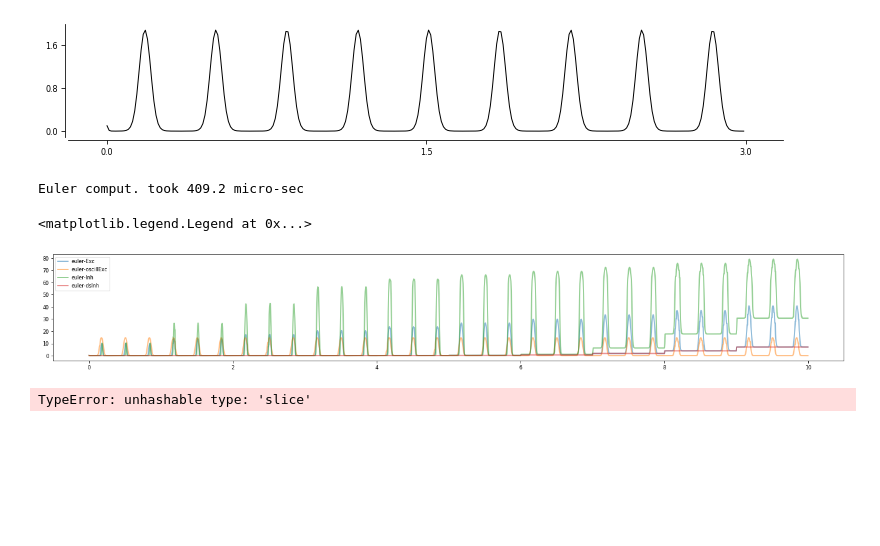
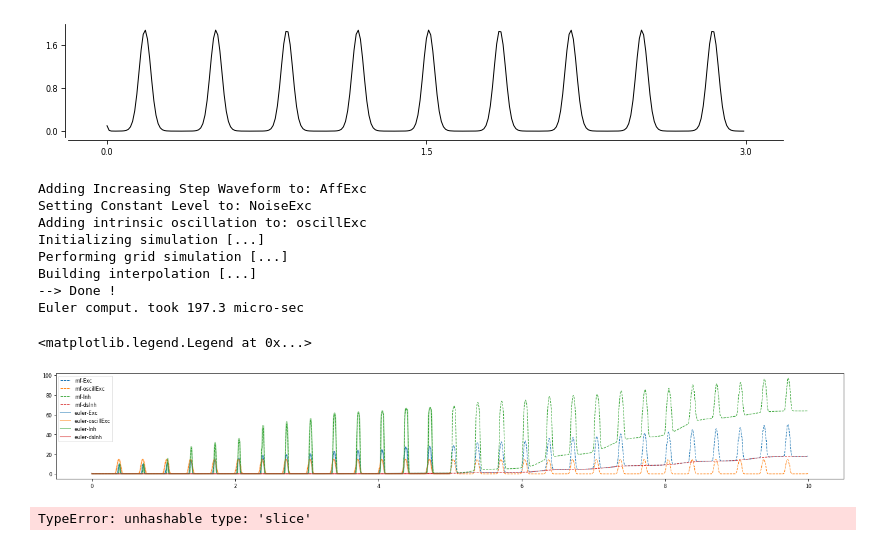
Before and after one commit to yzerlaut/spkNtwk-cortStatesWakefulness, a Jupyter notebook: notebook.ipynb, the cells around one changed output. Cells and saved outputs as stored; diff of their text form; code cells hidden in the pictures; blank space fills up the shorter version.

```diff
--- a/notebook.ipynb
+++ b/notebook.ipynb
@@ -6,0 +183,2 @@ import time
+# %%
+sim = FastMeanField(Model, REC_POPS, AFF_POPS, tstop=6, dt=5e-3)
@@ -280,0 +624,4 @@ array([[0.01, 0.01, 0.02, 0.  ],
+# %%
+sim = FastMeanField(Model, REC_POPS, AFF_POPS)
+sim.build_TF_func(Ngrid=40)
+X = sim.run_single_connectivity_sim(sim.ecMatrix)
@@ -280,0 +641,2 @@ array([[0.01, 0.01, 0.02, 0.  ],
+# %%
+X = sim.run_single_connectivity_sim(sim.ecMatrix)
@@ -290,5 +674,0 @@ array([[0.  , 0.  , 0.  , 0.  ],
-# %%
-Fexc_over_pops = np.dot(Cexc.T, np.concatenate([F,A]))
-Finh_over_pops = np.dot(Cinh.T, np.concatenate([F,A]))
-I=0
-(func([[fe, fi, I] for fe, fi in zip(Fexc_over_pops, Finh_over_pops)])-F)
@@ -620,19 +987,27 @@ Model = {
     'N_NoiseExc':100, 'N_AffExc':100,
     'Tse':5., 'Tsi':5.,
     'Ee':0., 'Ei': -80.,
-    'F_AffExc':10., 'F_NoiseExc':5.}
+    'F_AffExc':10., 'F_NoiseExc':5.,
+    'tstop':10., 'dt':5e-3}
 LIF_props = {'Gl':10., 'Cm':200.,'Trefrac':5.,
              'El':-70, 'Vthre':-50., 'Vreset':-70., 'deltaV':0.,
              'a':0., 'b': 0., 'tauw':1e9}
+
 Model['oscillExc_Ioscill_freq']=3.
 Model['oscillExc_Ioscill_amp']= 10.*15.
+Model['oscillExc_Ioscill_onset']= .2 # 200ms delay for onset
 
+Model['AffExc_IncreasingStep_t0']= 1.2 # 200ms delay for onset
+Model['AffExc_IncreasingStep_baseline']= 0.
+Model['AffExc_IncreasingStep_length']= 1.
+Model['AffExc_IncreasingStep_size']= 4.
+Model['AffExc_IncreasingStep_smoothing']= .2
 
-dt, tstop = 5e-3, 10
+dt, tstop = 5e-3, 5
 t = np.arange(int(tstop/dt))*dt
 
-Ioscill = Model['oscillExc_Ioscill_amp']*(1-np.cos(Model['oscillExc_Ioscill_freq']*2*np.pi*t))/2.
-F_AffExc = 3*np.floor(t)
+Ioscill = Intrinsic_Oscill(t, 'oscillExc', Model)
+F_AffExc = IncreasingSteps(t, 'AffExc', Model)
 F_NoiseExc = Model['F_NoiseExc']+0*t
 
 # cellular features
@@ -649,6 +1024,7 @@ for aff in REC_POPS+AFF_POPS:
             print('Interaction: %s -> %s not recognized as Exc or Inh !!' % (aff, target))
         # === initializing connectivity === #
         Model['p_%s_%s' % (aff, target)] = 0. # zero connectivity by default
+
 #
 Model['p_AffExc_Exc'] = 0.1
 Model['p_AffExc_Inh'] = 0.1
@@ -716,32 +1092,46 @@ def growth_factor(X, t, Cexc=Cexc, Cinh=Cinh):
     return func(np.array([Fexc_over_pops,
                           Finh_over_pops,
                           I_INTRINSINC[int(t/dt),:]]).T)
 
 def dX_dt(X, t, Cexc=Cexc, Cinh=Cinh, tau=5e-3):
     return (growth_factor(X,t)-X)/tau
 
 def Euler(dX_dt, X, t, dt, Cexc=Cexc, Cinh=Cinh):
     for it, tt in enumerate(t[:-1]):
         X[it+1,:] = X[it,:]+dt*dX_dt(X[it,:], tt)
     return X
 
+sim = FastMeanField(Model, REC_POPS, AFF_POPS)
+sim.build_TF_func(Ngrid=40)
+X = sim.run_single_connectivity_sim(sim.ecMatrix)
+
 fig, ax=ge.figure(figsize=(4,3))
+
+for i, pop in enumerate(REC_POPS):
+    ax.plot(sim.t, X[:,i], '--', lw=1, label='mf-%s' % pop, color=ge.colors[i])
 
 # X = ntwk.mean_field.solve_mean_field_first_order(Model,
 #                                                  DYN_SYSTEM,
 #                                                  INPUTS=INPUTS,
 #                                                  CURRENT_INPUTS=CURRENT_INPUTS,
 #                                                  dt=dt, tstop=tstop, verbose=True)
 # for i, pop in enumerate(REC_POPS):
 #     ax.plot(t, X[pop], '--', lw=1, label='mf-%s' % pop, color=ge.colors[i])
 
 start_time = time.time()
 X = Euler(dX_dt, np.ones((len(t), len(REC_POPS)))*0.1, t, dt)
 print('Euler comput. took %.1f micro-sec' % (1e3*time.time() - 1e3*start_time))
 for i, pop in enumerate(REC_POPS):
     ax.plot(t, X[:,i], lw=2, label='euler-%s' % pop, color=ge.colors[i], alpha=.5)
 ax.legend()
 # %% [output]
-Euler comput. took 409.2 micro-sec
+Adding Increasing Step Waveform to: AffExc
+Setting Constant Level to: NoiseExc
+Adding intrinsic oscillation to: oscillExc
+Initializing simulation [...]
+Performing grid simulation [...]
+Building interpolation [...]
+--> Done !
+Euler comput. took 197.3 micro-sec
 <matplotlib.legend.Legend at 0x...>
-[figure, old version]
+[figure, new version]
```
Also changed, not shown: parts of 19 cells of this notebook, 2 other files.
